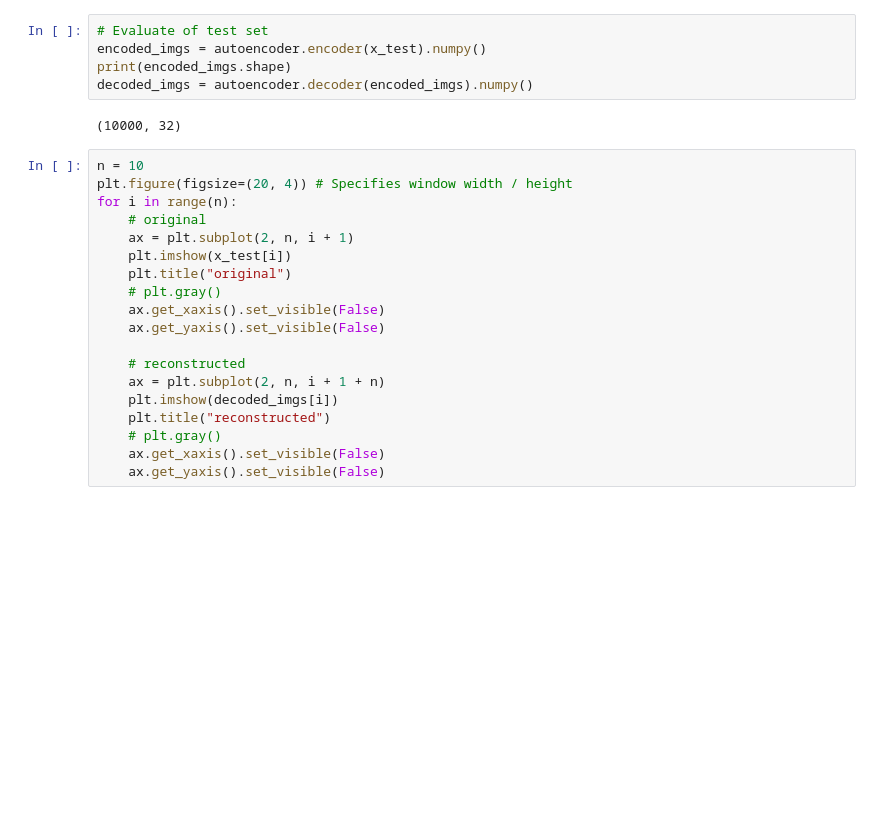
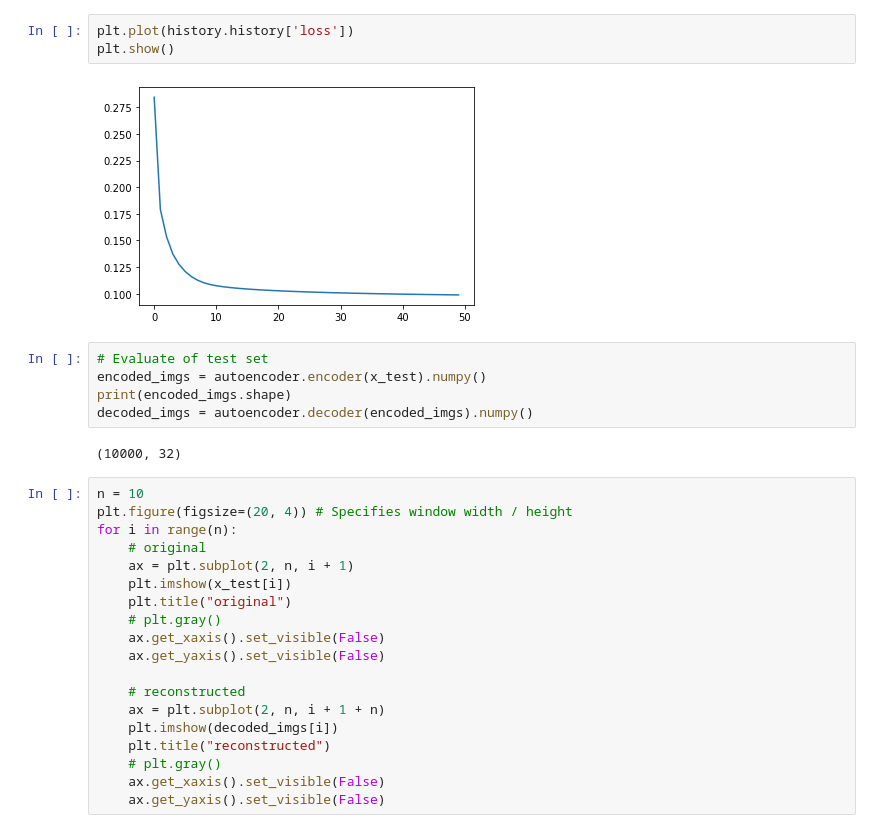
Before and after one commit to AllaVinner/JL-ML, a Jupyter notebook: Autoencoder/lukas_notebook_test.ipynb, the cells around one changed output. Cells and saved outputs as stored; diff of their text form; blank space fills up the shorter version.

```diff
--- a/Autoencoder/lukas_notebook_test.ipynb
+++ b/Autoencoder/lukas_notebook_test.ipynb
@@ -103,6 +109,11 @@ Total params: 50,992
 Trainable params: 50,992
 Non-trainable params: 0
 _________________________________________________________________
+# %%
+plt.plot(history.history['loss'])
+plt.show()
+# %% [output]
+[figure, added]
 # %%
 # Evaluate of test set
 encoded_imgs = autoencoder.encoder(x_test).numpy()
```
Also changed, not shown: parts of 12 cells of this notebook, 1 other file.
